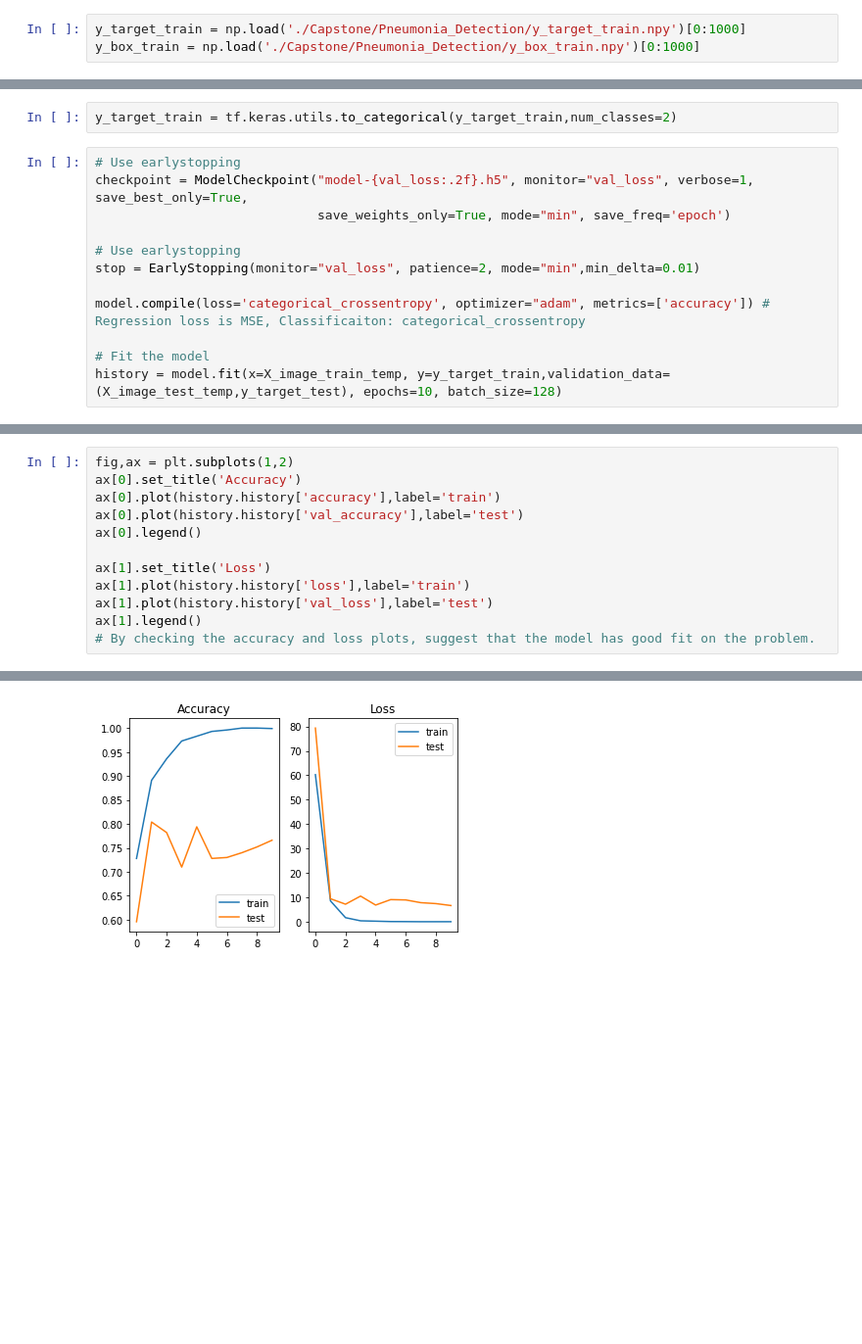
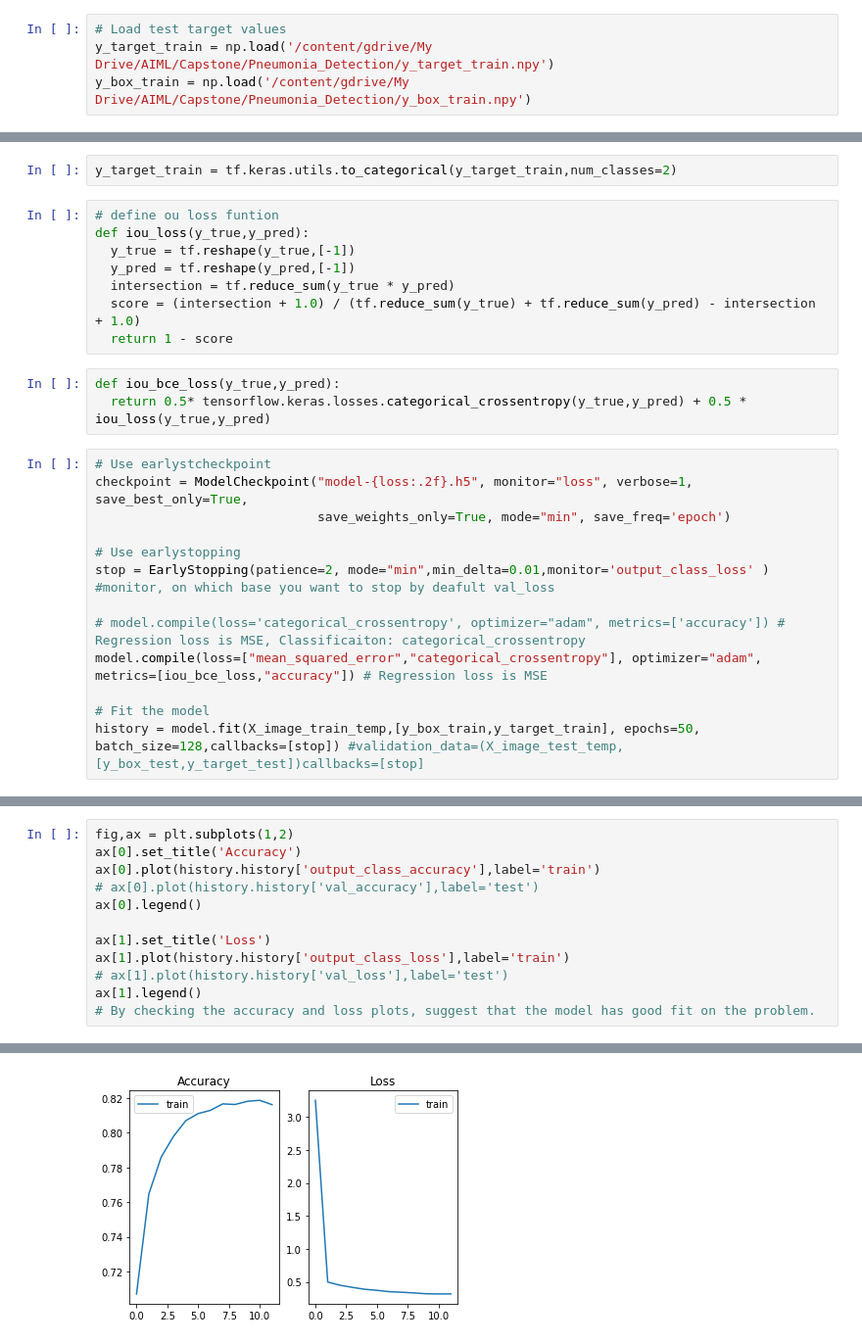
Before and after one commit to imanjunathn/Pneumonia-Detection, a Jupyter notebook: Pneumonia_classification_model.ipynb, the cells around one changed output, grey strips where cells are left out. Shown at 98% size. Drawn from its saved outputs; the diff is of its cells as text; blank space fills up the shorter version.

Commit message:
Model for detecting bouding boxes and doing classification using VGG16 architecture.

```diff
--- a/Pneumonia_classification_model.ipynb
+++ b/Pneumonia_classification_model.ipynb
@@ -81,3 +94,4 @@ y_box_test = np.load('./Capstone/Pneumonia_Detection/test_input_numpy/y_box_trai
 # %%
-y_target_train = np.load('./Capstone/Pneumonia_Detection/y_target_train.npy')[0:1000]
-y_box_train = np.load('./Capstone/Pneumonia_Detection/y_box_train.npy')[0:1000]
+# Load test target values
+y_target_train = np.load('/content/gdrive/My Drive/AIML/Capstone/Pneumonia_Detection/y_target_train.npy')
+y_box_train = np.load('/content/gdrive/My Drive/AIML/Capstone/Pneumonia_Detection/y_box_train.npy')
@@ -85,16 +127,28 @@ y_box_train = np.load('./Capstone/Pneumonia_Detection/y_box_train.npy')[0:1000]
 y_target_test = tf.keras.utils.to_categorical(y_target_test,num_classes=2)
 # %%
 y_target_train = tf.keras.utils.to_categorical(y_target_train,num_classes=2)
+# %%
+# define ou loss funtion
+def iou_loss(y_true,y_pred):
+  y_true = tf.reshape(y_true,[-1])
+  y_pred = tf.reshape(y_pred,[-1])
+  intersection = tf.reduce_sum(y_true * y_pred)
+  score = (intersection + 1.0) / (tf.reduce_sum(y_true) + tf.reduce_sum(y_pred) - intersection + 1.0)
+  return 1 - score
+# %%
+def iou_bce_loss(y_true,y_pred):
+  return 0.5* tensorflow.keras.losses.categorical_crossentropy(y_true,y_pred) + 0.5 * iou_loss(y_true,y_pred)
 # %%
-# Use earlystopping
-checkpoint = ModelCheckpoint("model-{val_loss:.2f}.h5", monitor="val_loss", verbose=1, save_best_only=True,
+# Use earlystcheckpoint
+checkpoint = ModelCheckpoint("model-{loss:.2f}.h5", monitor="loss", verbose=1, save_best_only=True,
                              save_weights_only=True, mode="min", save_freq='epoch')
 
 # Use earlystopping
-stop = EarlyStopping(monitor="val_loss", patience=2, mode="min",min_delta=0.01)
+stop = EarlyStopping(patience=2, mode="min",min_delta=0.01,monitor='output_class_loss' ) #monitor, on which base you want to stop by deafult val_loss
 
-model.compile(loss='categorical_crossentropy', optimizer="adam", metrics=['accuracy']) # Regression loss is MSE, Classificaiton: categorical_crossentropy
+# model.compile(loss='categorical_crossentropy', optimizer="adam", metrics=['accuracy']) # Regression loss is MSE, Classificaiton: categorical_crossentropy
+model.compile(loss=["mean_squared_error","categorical_crossentropy"], optimizer="adam", metrics=[iou_bce_loss,"accuracy"]) # Regression loss is MSE
 
 # Fit the model
-history = model.fit(x=X_image_train_temp, y=y_target_train,validation_data=(X_image_test_temp,y_target_test), epochs=10, batch_size=128)
+history = model.fit(X_image_train_temp,[y_box_train,y_target_train], epochs=50, batch_size=128,callbacks=[stop]) #validation_data=(X_image_test_temp,[y_box_test,y_target_test])callbacks=[stop]
 # %% [output]
@@ -121,15 +277,15 @@ Epoch 10/10
 # %%
 fig,ax = plt.subplots(1,2)
 ax[0].set_title('Accuracy')
-ax[0].plot(history.history['accuracy'],label='train')
-ax[0].plot(history.history['val_accuracy'],label='test')
+ax[0].plot(history.history['output_class_accuracy'],label='train')
+# ax[0].plot(history.history['val_accuracy'],label='test')
 ax[0].legend()
 
 ax[1].set_title('Loss')
-ax[1].plot(history.history['loss'],label='train')
-ax[1].plot(history.history['val_loss'],label='test')
+ax[1].plot(history.history['output_class_loss'],label='train')
+# ax[1].plot(history.history['val_loss'],label='test')
 ax[1].legend()
 # By checking the accuracy and loss plots, suggest that the model has good fit on the problem.
 # %% [output]
 <matplotlib.legend.Legend at 0x...>
-[figure, old version]
+[figure, new version]
```
Also changed, not shown: parts of 21 cells of this notebook, 3 other files.
